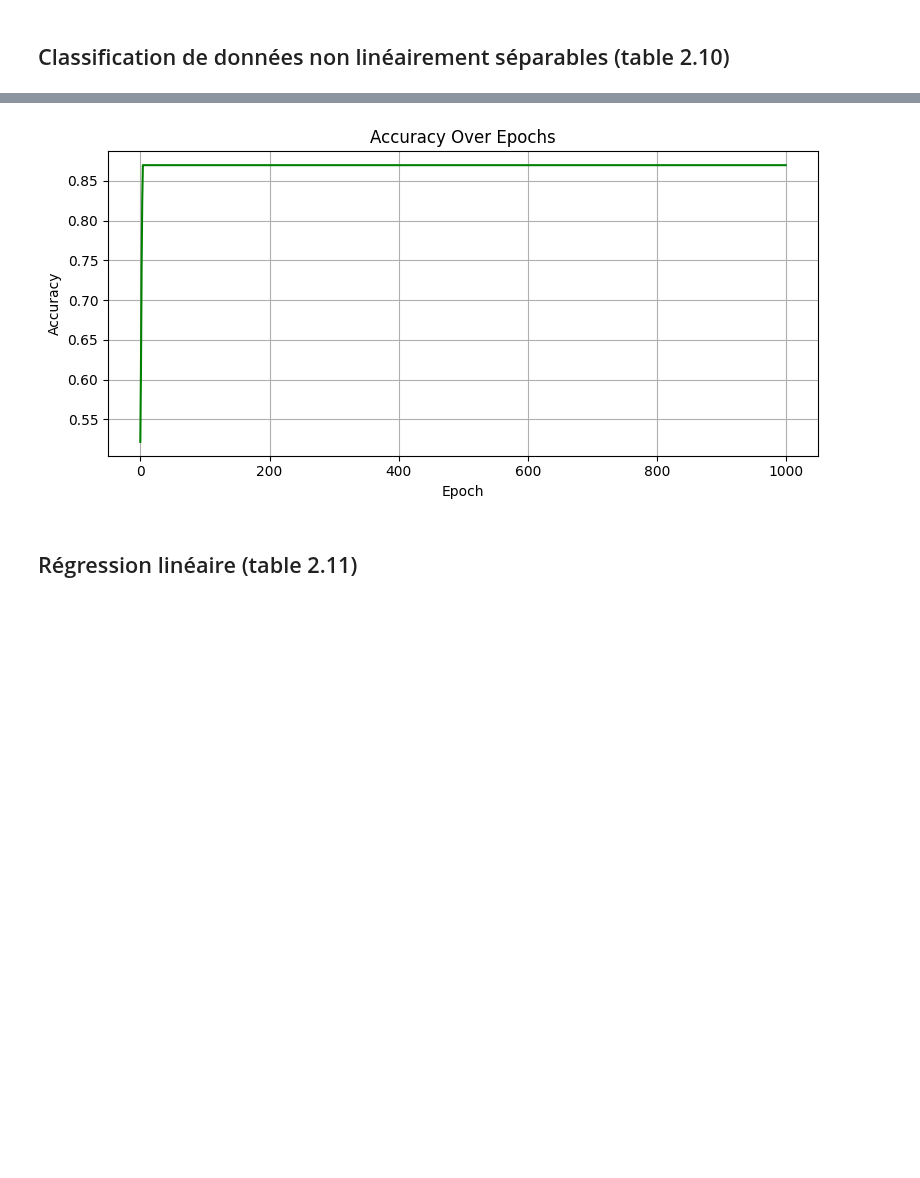
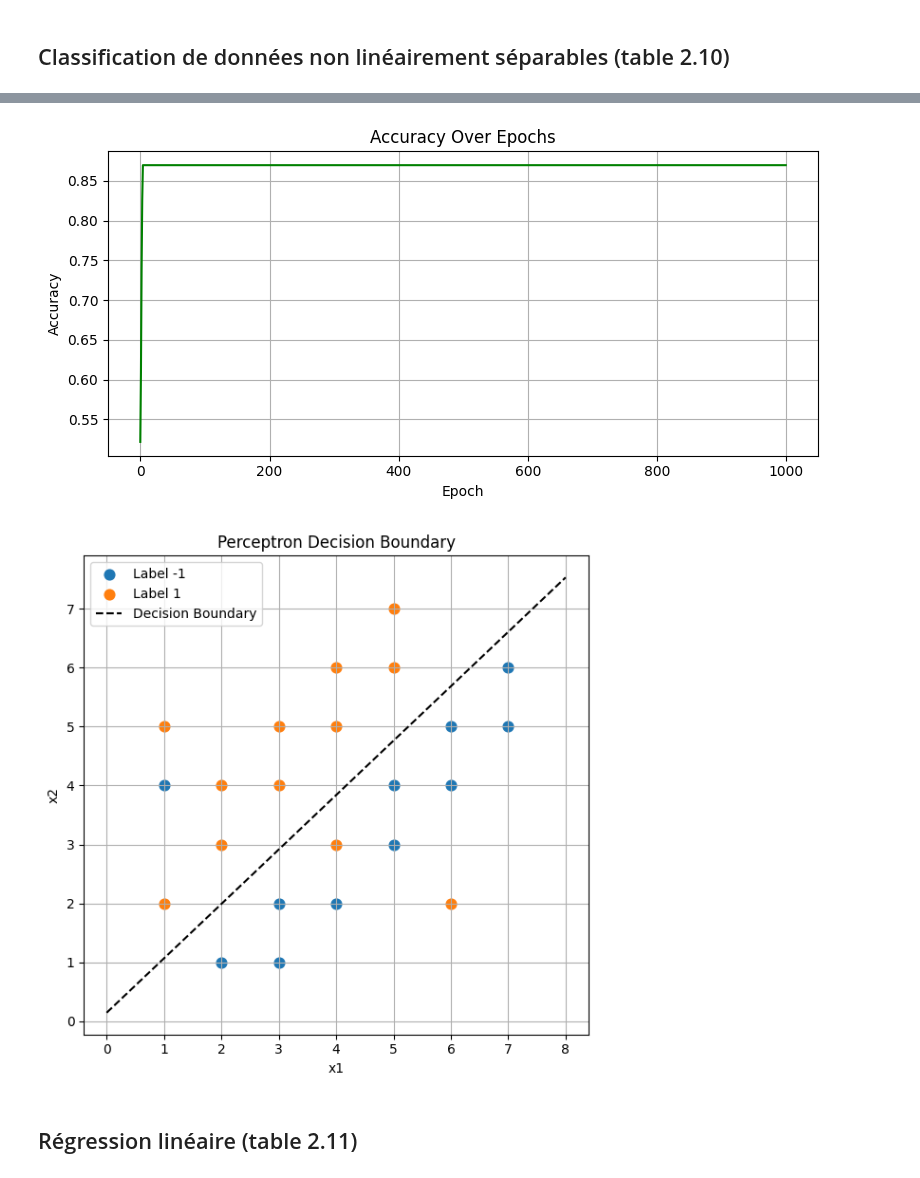
Before and after one commit to abrumsen/Perceptron, a Jupyter notebook: notebooks/gradient.ipynb, the cells around one changed output, grey strips where cells are left out. Saved outputs shown, nothing was run; the diff lists cells and outputs as text; code cells hidden in the pictures; blank space fills up the shorter version.

```diff
--- a/notebooks/gradient.ipynb
+++ b/notebooks/gradient.ipynb
@@ -124,12 +152,12 @@ df = load_dataframe_from_file("../datasets/table_2_10.csv")
 print(df)
 perceptron_gradient.weights = np.array([0.0, 0.0, 0.0])
 
-history = perceptron_gradient.mode_choose(training_data=df, seuil=5, mode="classification")
+history = perceptron_gradient.mode_choose(training_data=df, seuil=20.209288, mode="classification")
 
-df = history.df
+graph = history.df
 
 plt.figure(figsize=(8, 4))
-plt.plot(df['epoch'], df['mse'], label='MSE', color='blue')
+plt.plot(graph['epoch'], graph['mse'], label='MSE', color='blue')
 plt.xlabel("Epoch")
 plt.ylabel("MSE")
 plt.title("Mean Squared Error Over Epochs")
@@ -137,34 +165,62 @@ plt.grid(True)
 plt.tight_layout()
 plt.show()
 
 plt.figure(figsize=(8, 4))
-plt.plot(df['epoch'], df['accuracy'], label='Accuracy', color='green')
+plt.plot(graph['epoch'], graph['accuracy'], label='Accuracy', color='green')
 plt.xlabel("Epoch")
 plt.ylabel("Accuracy")
 plt.title("Accuracy Over Epochs")
 plt.grid(True)
 plt.tight_layout()
 plt.show()
+
+final_weights = perceptron_gradient.weights
+bias = final_weights[0]
+w1 = final_weights[1]
+w2 = final_weights[2]
+X = np.array([inp[1:] for inp in df["inputs"]])
+y = df["label"].values
+plt.figure(figsize=(6, 6))
+for label in np.unique(y):
+    points = X[y == label]
+    plt.scatter(points[:, 0], points[:, 1], label=f"Label {label}", s=60)
+
+# y = -(bias + w1*x) / w2
+x_vals = np.linspace(0, 8, 100)
+if w2 != 0:
+    y_vals = -(bias + w1 * x_vals) / w2
+    plt.plot(x_vals, y_vals, 'k--', label="Decision Boundary")
+else:
+    x_intercept = -bias / w1 if w1 != 0 else 0
+    plt.axvline(x=x_intercept, color='k', linestyle='--', label="Decision Boundary")
+plt.xlabel("x1")
+plt.ylabel("x2")
+plt.title("Perceptron Decision Boundary")
+plt.legend()
+plt.grid(True)
+plt.tight_layout()
+plt.show()
 # %% [output]
        inputs  label
 0   [1, 1, 2]      1
 1   [1, 1, 4]     -1
 2   [1, 1, 5]      1
 3   [1, 7, 5]     -1
 4   [1, 7, 6]     -1
 5   [1, 2, 1]     -1
 6   [1, 2, 3]      1
 7   [1, 2, 4]      1
 8   [1, 6, 2]      1
 9   [1, 6, 4]     -1
 10  [1, 6, 5]     -1
 ... (9 lines left out)
 20  [1, 4, 3]      1
 21  [1, 4, 5]      1
 22  [1, 4, 6]      1
 Training stopped after 1000 epochs with error 0.17127082604048735
 [figure]
 [figure]
+[figure, added]
 # %% [markdown]
 ## Régression linéaire (table 2.11)
 # %%
```
Also changed, not shown: parts of 2 cells of this notebook.
